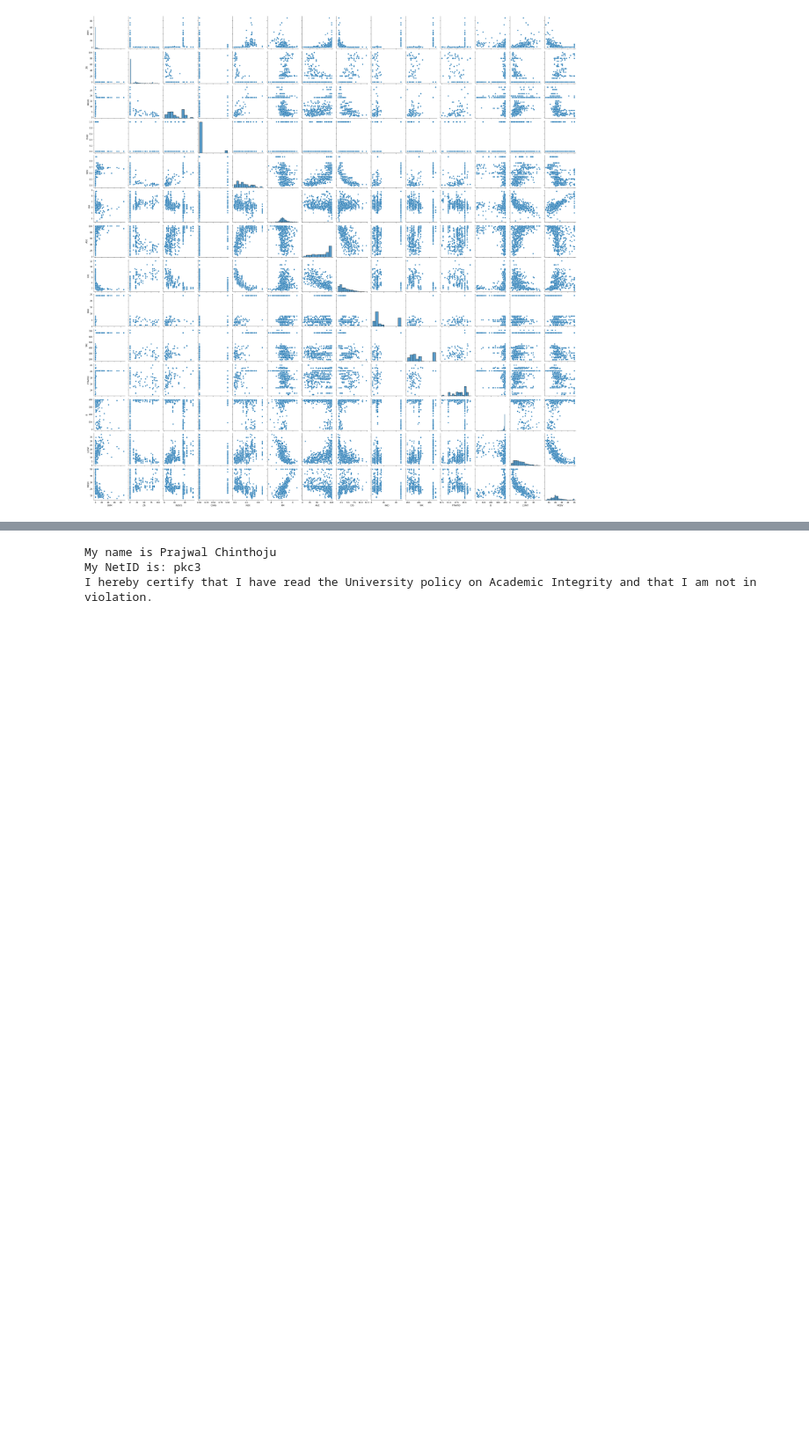
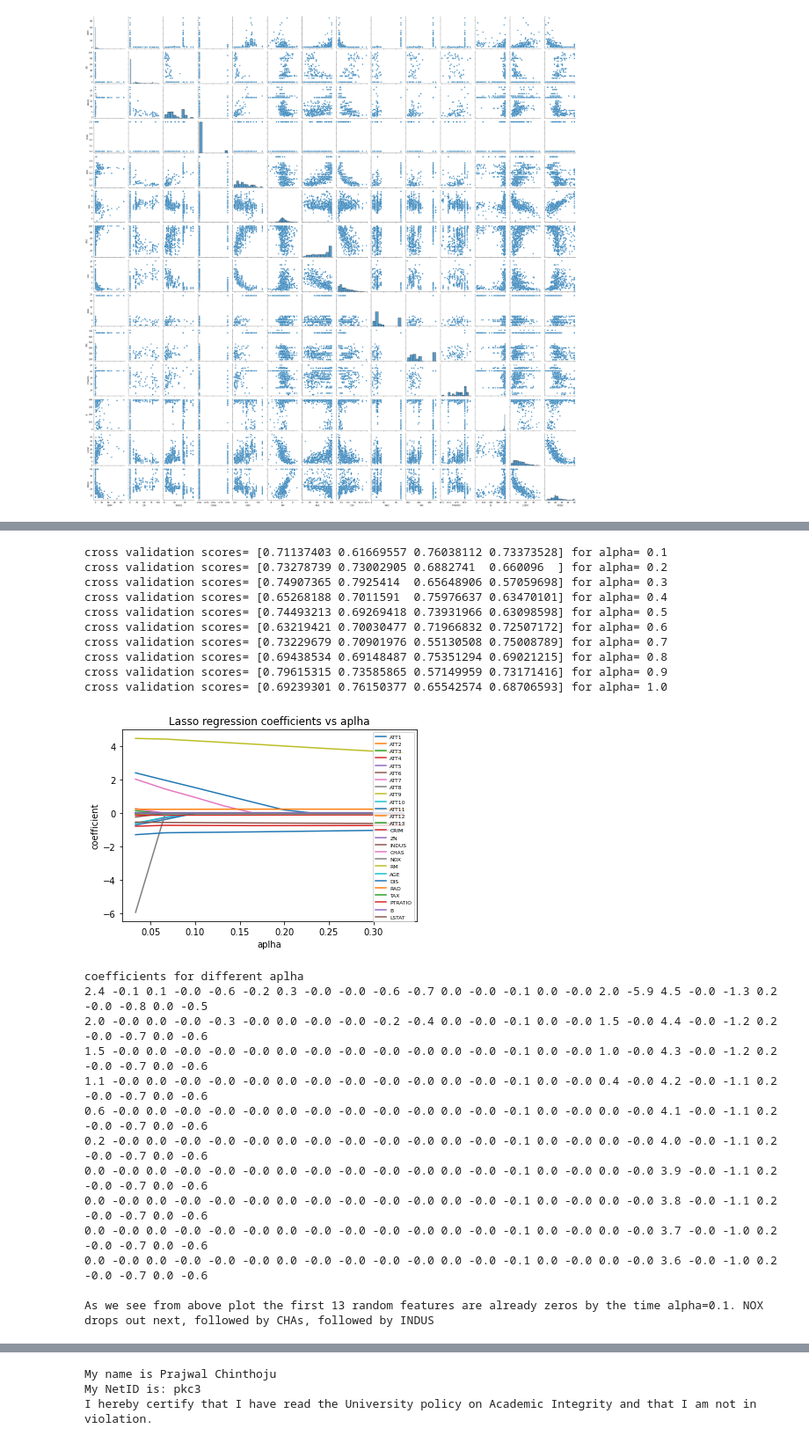
Before and after one commit to VedantMundada/IE517, a Jupyter notebook: IE517_FY21_HW4/IE517_FY21_HW4_prajwal.ipynb, the cells around one changed output, grey strips where cells are left out. Shown at 88% size. Cells and saved outputs as stored; diff of their text form; code cells hidden in the pictures; blank space fills up the shorter version.

```diff
--- a/IE517_FY21_HW4/IE517_FY21_HW4_prajwal.ipynb
+++ b/IE517_FY21_HW4/IE517_FY21_HW4_prajwal.ipynb
@@ -138,0 +75,67 @@ As we see from above plot the first 13 random features are already zeros by the
+# %%
+from sklearn.preprocessing import StandardScaler
+hsg_scaled=StandardScaler().fit_transform(hsg)
+
+from sklearn import linear_model
+from sklearn.model_selection import KFold,cross_val_score,GridSearchCV
+import numpy as np
+from sklearn.model_selection import train_test_split
+from sklearn.pipeline import Pipeline
+
+
+
+score_y=[]
+score_x=[]
+X=hsg[labels[:-1]].values
+y=hsg[labels[-1]].values
+for i in range(1,11):
+
+    lasso=linear_model.Lasso(alpha=i/30)
+    X_train, X_test, y_train, y_test = train_test_split(X, y,test_size=0.2,random_state=42)
+    pipe = Pipeline([ ('estimator', lasso)])
+    #gs_cv=GridSearchCV(pipe,{},cv=3)
+    #gs_cv.fit(X,y)
+    print("cross validation scores=",str(cross_val_score(pipe,X,y,cv=KFold(n_splits=4, shuffle=True))),"for alpha=",str(i/10))
+    lasso.fit(X_train,y_train)
+    score_y.append(lasso.coef_)
+    score_x.append(i/30)
+
+
+plt.plot(np.transpose(score_x),np.array(score_y))
+plt.legend(labels.values,loc='best',fontsize=6)
+plt.title("Lasso regression coefficients vs aplha")
+plt.xlabel("aplha")
+plt.ylabel("coefficient")
+plt.show()
+
+
+score_y1=np.round(np.array(score_y),decimals=1)
+print('coefficients for different aplha')
+[print(*line) for line in score_y1]
+print()
+print("As we see from above plot the first 13 random features are already zeros by the time alpha=0.1. NOX drops out next, followed by CHAs, followed by INDUS ")
+# %% [output]
+cross validation scores= [0.71137403 0.61669557 0.76038112 0.73373528] for alpha= 0.1
+cross validation scores= [0.73278739 0.73002905 0.6882741  0.660096  ] for alpha= 0.2
+cross validation scores= [0.74907365 0.7925414  0.65648906 0.57059698] for alpha= 0.3
+cross validation scores= [0.65268188 0.7011591  0.75976637 0.63470101] for alpha= 0.4
+cross validation scores= [0.74493213 0.69269418 0.73931966 0.63098598] for alpha= 0.5
+cross validation scores= [0.63219421 0.70030477 0.71966832 0.72507172] for alpha= 0.6
+cross validation scores= [0.73229679 0.70901976 0.55130508 0.75008789] for alpha= 0.7
+cross validation scores= [0.69438534 0.69148487 0.75351294 0.69021215] for alpha= 0.8
+cross validation scores= [0.79615315 0.73585865 0.57149959 0.73171416] for alpha= 0.9
+cross validation scores= [0.69239301 0.76150377 0.65542574 0.68706593] for alpha= 1.0
+[figure, added]
+coefficients for different aplha
+2.4 -0.1 0.1 -0.0 -0.6 -0.2 0.3 -0.0 -0.0 -0.6 -0.7 0.0 -0.0 -0.1 0.0 -0.0 2.0 -5.9 4.5 -0.0 -1.3 0.2 -0.0 -0.8 0.0 -0.5
+2.0 -0.0 0.0 -0.0 -0.3 -0.0 0.0 -0.0 -0.0 -0.2 -0.4 0.0 -0.0 -0.1 0.0 -0.0 1.5 -0.0 4.4 -0.0 -1.2 0.2 -0.0 -0.7 0.0 -0.6
+1.5 -0.0 0.0 -0.0 -0.0 -0.0 0.0 -0.0 -0.0 -0.0 -0.0 0.0 -0.0 -0.1 0.0 -0.0 1.0 -0.0 4.3 -0.0 -1.2 0.2 -0.0 -0.7 0.0 -0.6
+1.1 -0.0 0.0 -0.0 -0.0 -0.0 0.0 -0.0 -0.0 -0.0 -0.0 0.0 -0.0 -0.1 0.0 -0.0 0.4 -0.0 4.2 -0.0 -1.1 0.2 -0.0 -0.7 0.0 -0.6
+0.6 -0.0 0.0 -0.0 -0.0 -0.0 0.0 -0.0 -0.0 -0.0 -0.0 0.0 -0.0 -0.1 0.0 -0.0 0.0 -0.0 4.1 -0.0 -1.1 0.2 -0.0 -0.7 0.0 -0.6
+0.2 -0.0 0.0 -0.0 -0.0 -0.0 0.0 -0.0 -0.0 -0.0 -0.0 0.0 -0.0 -0.1 0.0 -0.0 0.0 -0.0 4.0 -0.0 -1.1 0.2 -0.0 -0.7 0.0 -0.6
+0.0 -0.0 0.0 -0.0 -0.0 -0.0 0.0 -0.0 -0.0 -0.0 -0.0 0.0 -0.0 -0.1 0.0 -0.0 0.0 -0.0 3.9 -0.0 -1.1 0.2 -0.0 -0.7 0.0 -0.6
+0.0 -0.0 0.0 -0.0 -0.0 -0.0 0.0 -0.0 -0.0 -0.0 -0.0 0.0 -0.0 -0.1 0.0 -0.0 0.0 -0.0 3.8 -0.0 -1.1 0.2 -0.0 -0.7 0.0 -0.6
+0.0 -0.0 0.0 -0.0 -0.0 -0.0 0.0 -0.0 -0.0 -0.0 -0.0 0.0 -0.0 -0.1 0.0 -0.0 0.0 -0.0 3.7 -0.0 -1.0 0.2 -0.0 -0.7 0.0 -0.6
+0.0 -0.0 0.0 -0.0 -0.0 -0.0 0.0 -0.0 -0.0 -0.0 -0.0 0.0 -0.0 -0.1 0.0 -0.0 0.0 -0.0 3.6 -0.0 -1.0 0.2 -0.0 -0.7 0.0 -0.6
+
+As we see from above plot the first 13 random features are already zeros by the time alpha=0.1. NOX drops out next, followed by CHAs, followed by INDUS
```
Also changed, not shown: parts of 9 cells of this notebook.
